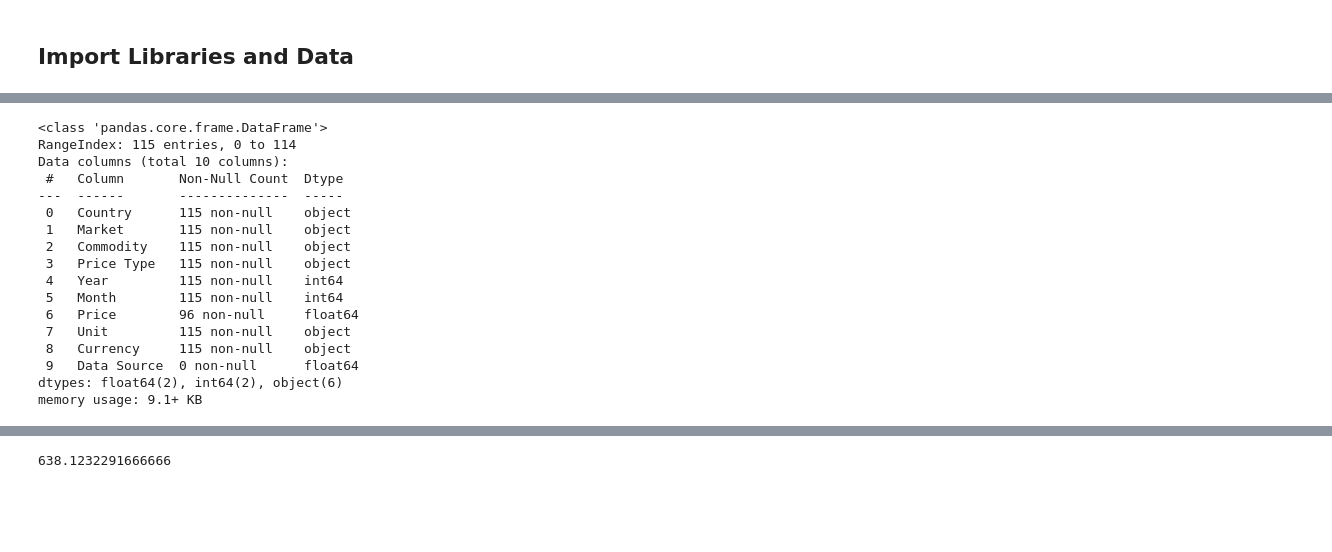
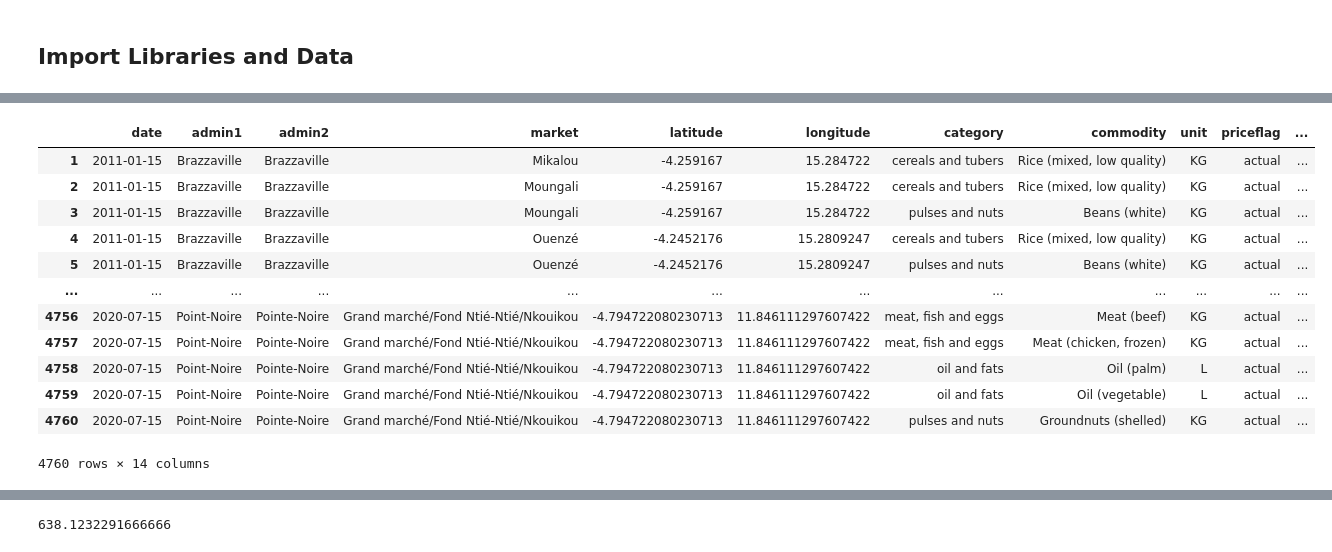
Before and after one commit to andydaehn/Global_Food_Prices, a Jupyter notebook: World_Food_Prices.ipynb, the cells around one changed output, grey strips where cells are left out. Cells and saved outputs as stored; diff of their text form; code cells hidden in the pictures; blank space fills up the shorter version.

```diff
--- a/World_Food_Prices.ipynb
+++ b/World_Food_Prices.ipynb
@@ -70,0 +126,7 @@ congo_df.describe()
+# %%
+
+
+congo_df['date'] = pd.to_datetime(congo_df['date'])
+congo_df.groupby(pd.Grouper(key='date', axis=0, freq='M')).sum()
+
+#congo_df.groupby(congo_df.date.dt.month)['usdprice'].sum()
@@ -71,20 +162,16 @@ congo_df.describe()
 # %%
-congo_df.info()
+congo_df
 # %% [output]
+|  | date | admin1 | admin2 | market | latitude | longitude | category | commodity | unit | priceflag | ... |
+| 1 | 2011-01-15 | Brazzaville | Brazzaville | Mikalou | -4.259167 | 15.284722 | cereals and tubers | Rice (mixed, low quality) | KG | actual | ... |
+| 2 | 2011-01-15 | Brazzaville | Brazzaville | Moungali | -4.259167 | 15.284722 | cereals and tubers | Rice (mixed, low quality) | KG | actual | ... |
+| 3 | 2011-01-15 | Brazzaville | Brazzaville | Moungali | -4.259167 | 15.284722 | pulses and nuts | Beans (white) | KG | actual | ... |
+| 4 | 2011-01-15 | Brazzaville | Brazzaville | Ouenzé | -4.2452176 | 15.2809247 | cereals and tubers | Rice (mixed, low quality) | KG | actual | ... |
+| 5 | 2011-01-15 | Brazzaville | Brazzaville | Ouenzé | -4.2452176 | 15.2809247 | pulses and nuts | Beans (white) | KG | actual | ... |
+| ... | ... | ... | ... | ... | ... | ... | ... | ... | ... | ... | ... |
+| 4756 | 2020-07-15 | Point-Noire | Pointe-Noire | Grand marché/Fond Ntié-Ntié/Nkouikou | -4.794722080230713 | 11.846111297607422 | meat, fish and eggs | Meat (beef) | KG | actual | ... |
+| 4757 | 2020-07-15 | Point-Noire | Pointe-Noire | Grand marché/Fond Ntié-Ntié/Nkouikou | -4.794722080230713 | 11.846111297607422 | meat, fish and eggs | Meat (chicken, frozen) | KG | actual | ... |
+| 4758 | 2020-07-15 | Point-Noire | Pointe-Noire | Grand marché/Fond Ntié-Ntié/Nkouikou | -4.794722080230713 | 11.846111297607422 | oil and fats | Oil (palm) | L | actual | ... |
+| 4759 | 2020-07-15 | Point-Noire | Pointe-Noire | Grand marché/Fond Ntié-Ntié/Nkouikou | -4.794722080230713 | 11.846111297607422 | oil and fats | Oil (vegetable) | L | actual | ... |
+| 4760 | 2020-07-15 | Point-Noire | Pointe-Noire | Grand marché/Fond Ntié-Ntié/Nkouikou | -4.794722080230713 | 11.846111297607422 | pulses and nuts | Groundnuts (shelled) | KG | actual | ... |
-<class 'pandas.core.frame.DataFrame'>
-RangeIndex: 115 entries, 0 to 114
-Data columns (total 10 columns):
- #   Column       Non-Null Count  Dtype
----  ------       --------------  -----
- 0   Country      115 non-null    object
- 1   Market       115 non-null    object
- 2   Commodity    115 non-null    object
- 3   Price Type   115 non-null    object
- 4   Year         115 non-null    int64
- 5   Month        115 non-null    int64
- 6   Price        96 non-null     float64
- 7   Unit         115 non-null    object
- 8   Currency     115 non-null    object
- 9   Data Source  0 non-null      float64
-dtypes: float64(2), int64(2), object(6)
-memory usage: 9.1+ KB
+4760 rows × 14 columns
```
Also changed, not shown: parts of 33 cells of this notebook.
